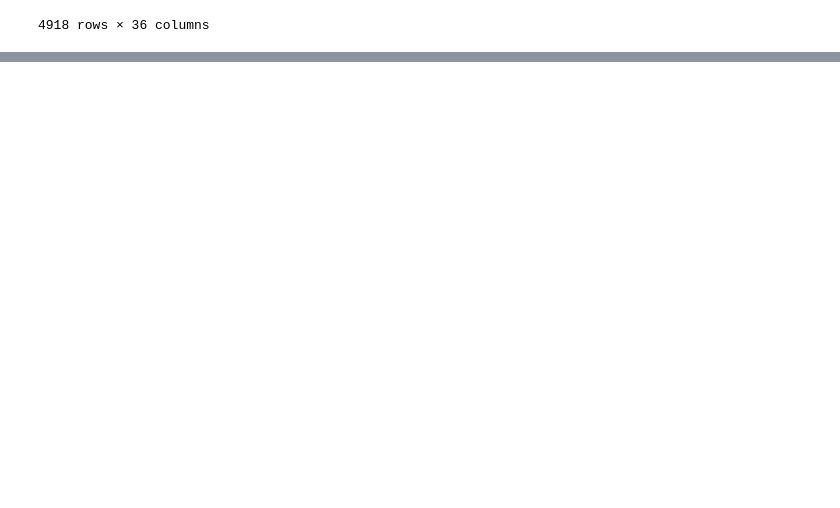
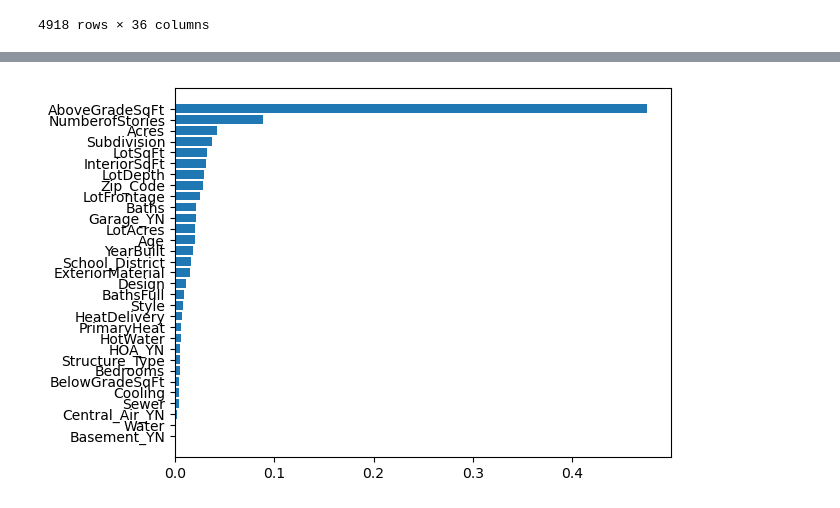
Before and after one commit to stefcenti2022/RealLeads, a Jupyter notebook: ml_analysis/Supervised_ML_Testing_Unscaled.ipynb, the cells around one changed output, grey strips where cells are left out. Cells and saved outputs as stored; diff of their text form; code cells hidden in the pictures; blank space fills up the shorter version.

Commit message:
Renamed plus testing 4 ml model

```diff
--- a/ml_analysis/Supervised_ML_Model_Clean_Data.ipynb
+++ b/ml_analysis/Supervised_ML_Testing_Unscaled.ipynb
@@ -515,9 +520,9 @@ ml_df = ml_df.drop(columns="MLSNumber")
 ml_df = ml_df.drop(columns="Address")
 ml_df = ml_df.drop(columns="Ownership")
 # %%
-ml_df["YearBuilt"] = ml_df["YearBuilt"].astype(int)
+#ml_df["YearBuilt"] = ml_df["YearBuilt"].astype(int)
 # %%
-ml_df["YearBuilt"] = ml_df["YearBuilt"].astype(str)
+#ml_df["YearBuilt"] = ml_df["YearBuilt"].astype(str)
 # %%
 ml_df.info()
 # %% [output]
@@ -835,0 +860,13 @@ predicited_df[["MLSNumber","Zip_Code","Orig_List_Price","Predicted_List_Price_RF
+# %%
+def feature_plot(columns, importance, n=10):
+    df = (pd.DataFrame({"features" : columns,
+                        "feature_importances" : importance}).sort_values("feature_importances",ascending=False).reset_index(drop=True))
+    return df
+# %%
+pf = feature_plot(X_train.columns, model.feature_importances_)
+# %%
+fig , ax = plt.subplots()
+ax.barh(pf["features"] , pf["feature_importances"])
+ax.invert_yaxis()
+# %% [output]
+[figure, added]
```
Also changed, not shown: parts of 22 cells of this notebook.
